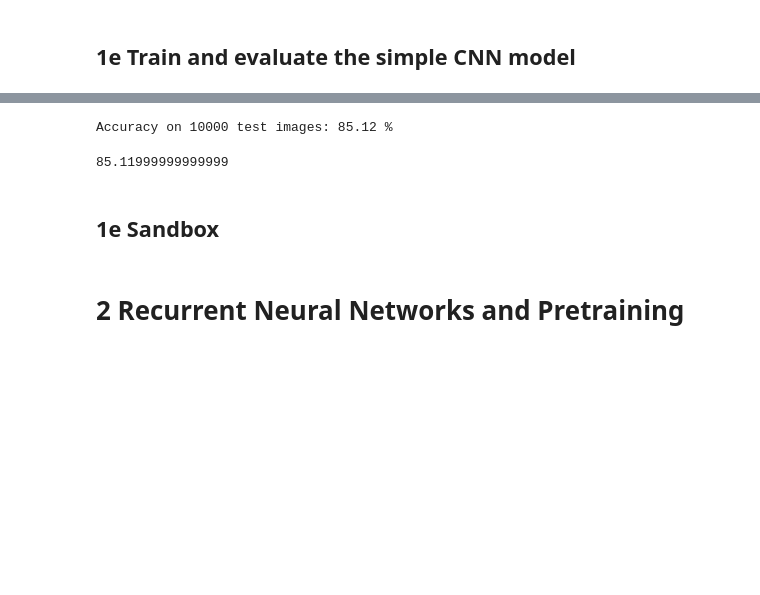
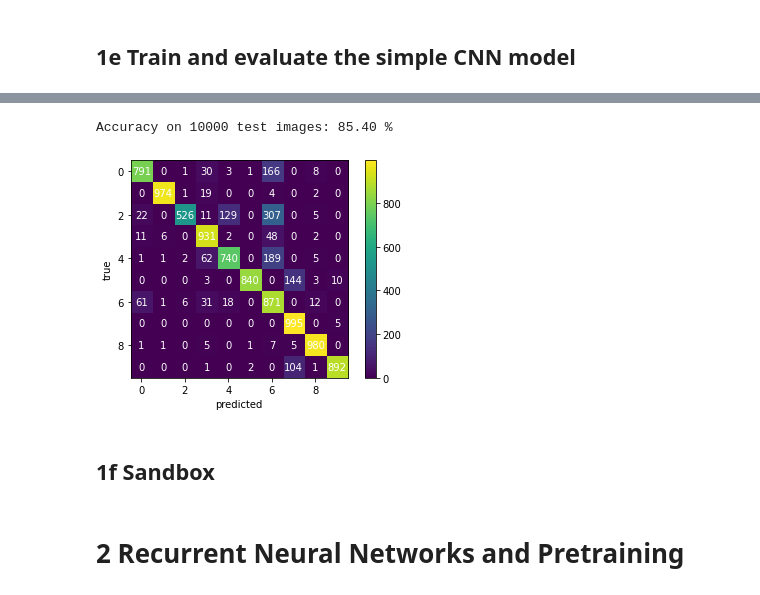
Before and after one commit to timurcarstensen/ie-678-deep-learning, a Jupyter notebook: dl22-a02/a02.ipynb, the cells around one changed output, grey strips where cells are left out. Drawn from its saved outputs; the diff is of its cells as text; code cells hidden in the pictures; blank space fills up the shorter version.

```diff
--- a/dl22-a02/a02.ipynb
+++ b/dl22-a02/a02.ipynb
@@ -265,27 +251,29 @@ def mnist_test(model, batch_size=100, reshape_1d=False):
     test_loader = torch.utils.data.DataLoader(
         dataset, batch_size=batch_size, shuffle=False
     )
-    confusion_matrix = np.zeros(shape=(10,10))
-
+    # confusion_matrix = np.zeros(shape=(10,10))
+    pred = list()
+    y = list()
     # Loop over data
     for batch in test_loader:
         # YOUR CODE HERE
         # Update correct and total using the examples in the batch. To understand what a
         # DataLoader does, have a look at the contents of "batch" before you start.
-        pred = list()
         images, labels = batch
         # calculate outputs by running images through the network
         outputs = model(images)
         # the class with the highest energy is what we choose as prediction
         _, predicted = torch.max(outputs.data, 1)
+        pred.append(predicted)
+        y.append(labels)
         total += labels.size(0)
         correct += (predicted == labels).sum().item()
         # confusion matrix over classes
 
-
+    M = confusion_matrix(torch.cat(y), torch.cat(pred))
     accuracy = (correct / total) * 100
     print(f"Accuracy on {total} test images: {accuracy:.2f} %")
-    return accuracy
+    return accuracy, M
 # %%
 # Test your code. Output should be: 6.97%
 class DummyModel(nn.Module):
@@ -386,12 +355,20 @@ KeyboardInterrupt:
 # %%
 # Test a model. The simple CNN should perform much better after training.
 # model = load(SimpleCNN(), "simple_cnn.pt").to(DEVICE)
-mnist_test(model)
+_, M = mnist_test(model)
+plt.imshow(M, origin="upper")
+for ij, v in np.ndenumerate(M):
+    i, j = ij
+    plt.text(j, i, str(v), color="white", ha="center", va="center")
+plt.xlabel("predicted")
+plt.ylabel("true")
+plt.colorbar()
+plt.savefig("testing.png", dpi=1000)
 # %% [output]
-Accuracy on 10000 test images: 85.12 %
+Accuracy on 10000 test images: 85.40 %
-85.11999999999999
+[figure, added]
 # %% [markdown]
-## 1e Sandbox
+## 1f Sandbox
 # %%
 # try adding more layers, regularization, etc.
 class MyCnn(nn.Module):
```
Also changed, not shown: parts of 6 cells of this notebook, 7 other files.
